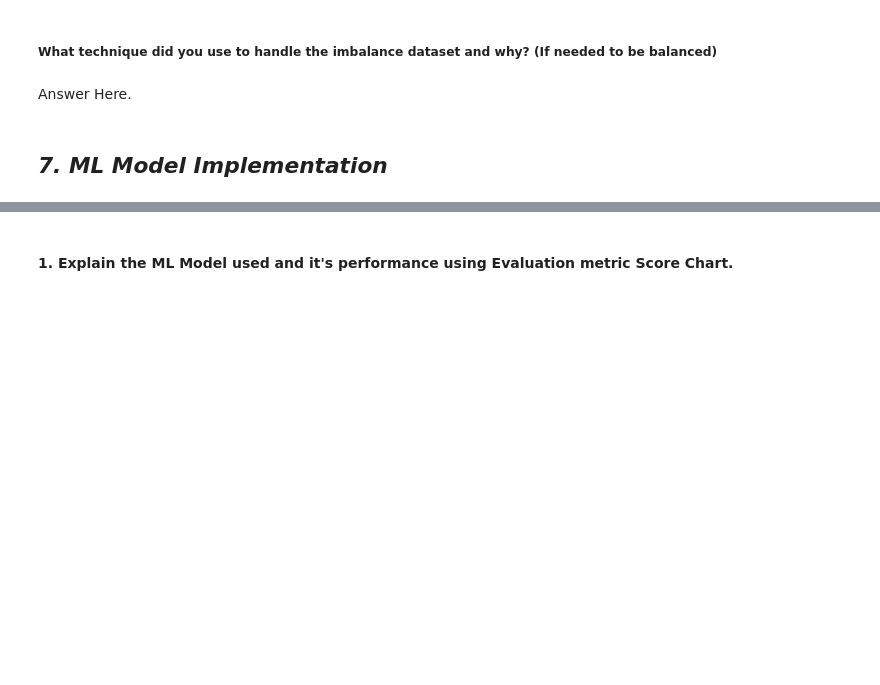
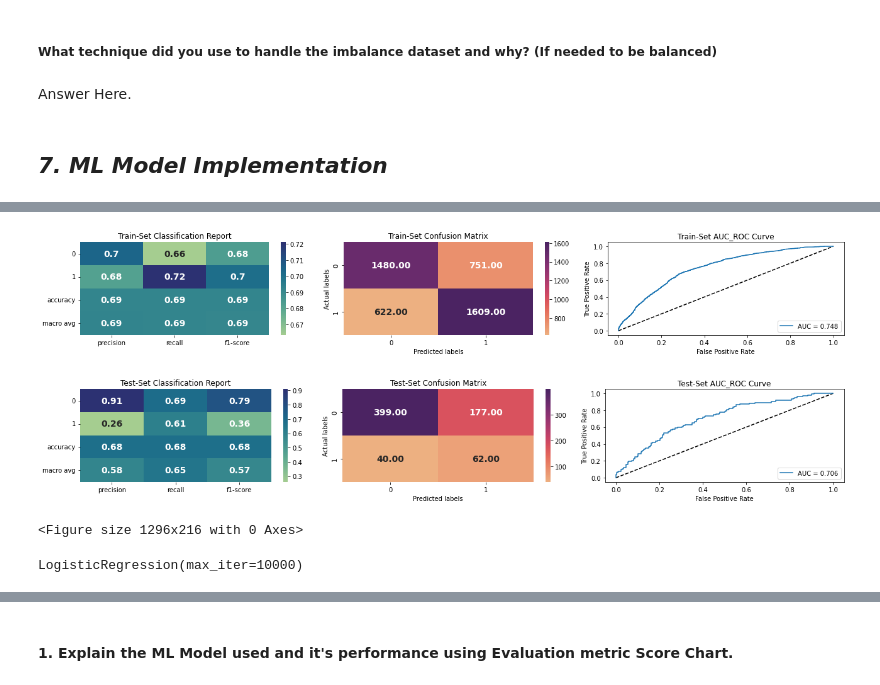
Before and after one commit to manjirikulkarni03/cardiovascular_risk_prediction, a Jupyter notebook: Manjiri_data_cardiovascular_risk.ipynb, the cells around one changed output, grey strips where cells are left out. Saved outputs shown, nothing was run; the diff lists cells and outputs as text; code cells hidden in the pictures; blank space fills up the shorter version.

```diff
--- a/Manjiri_data_cardiovascular_risk.ipynb
+++ b/Manjiri_data_cardiovascular_risk.ipynb
@@ -1348,6 +1311,6 @@ time: 542 µs (started: 2023-02-20 14:01:54 +00:00)
 ### 6. Data Scaling
 # %%
 # Scaling your data
-x= final_df.drop(columns='TenYearCHD',axis=1)
-y= final_df[['TenYearCHD']]
+x= df.drop(columns='TenYearCHD',axis=1)
+y= df[['TenYearCHD']]
 # %% [output]
@@ -1520,0 +1512,9 @@ time: 45 ms (started: 2023-02-20 16:12:11 +00:00)
+# %%
+# Fitting Logistic Regression Model
+logistic_classifier = LogisticRegression(fit_intercept=True, max_iter=10000)
+analyse_model(logistic_classifier, x_smote, x_test, y_smote, y_test)
+# %% [output]
+[figure, added]
+[figure, added]
+<Figure size 1296x216 with 0 Axes>
+LogisticRegression(max_iter=10000)
```
Also changed, not shown: parts of 127 cells of this notebook.
